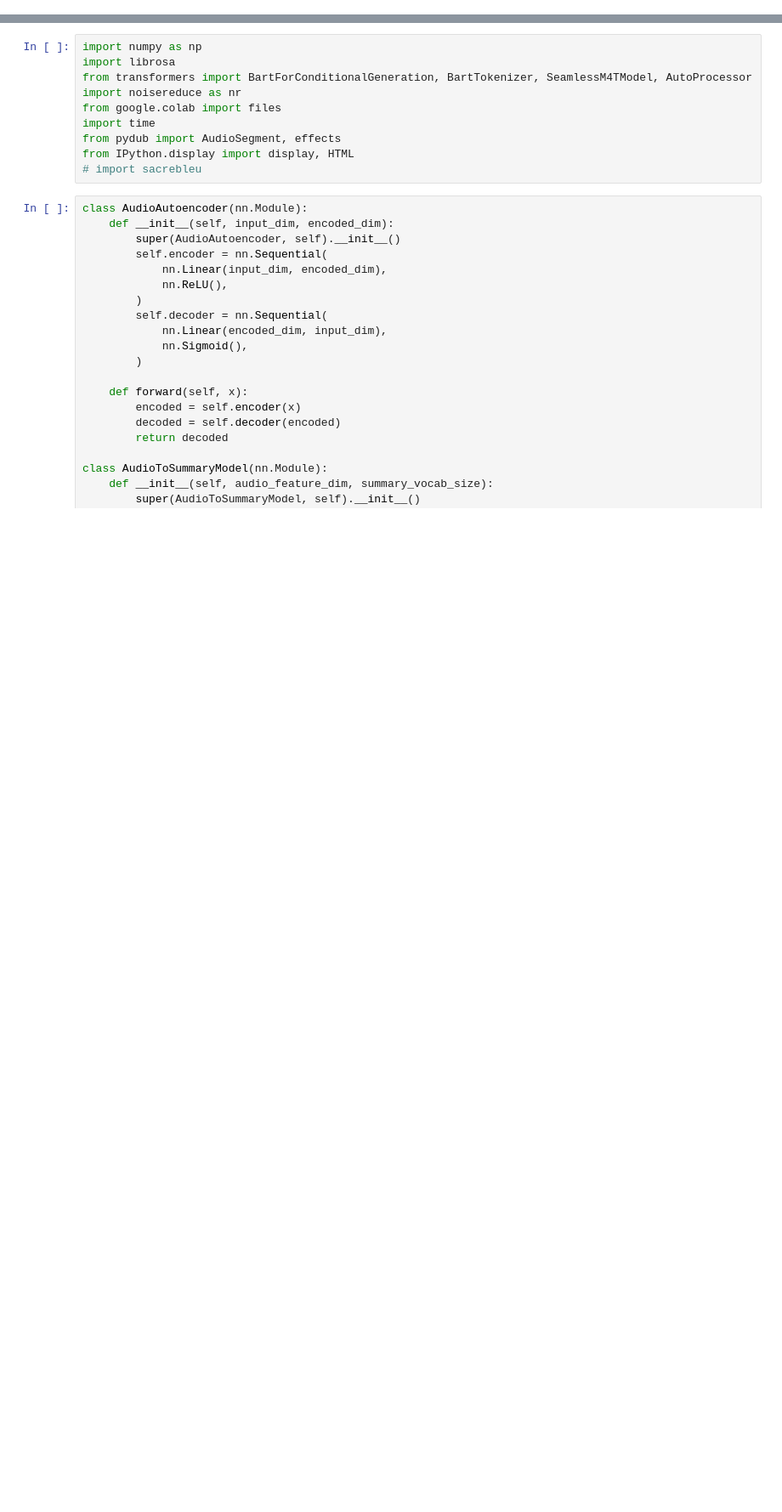
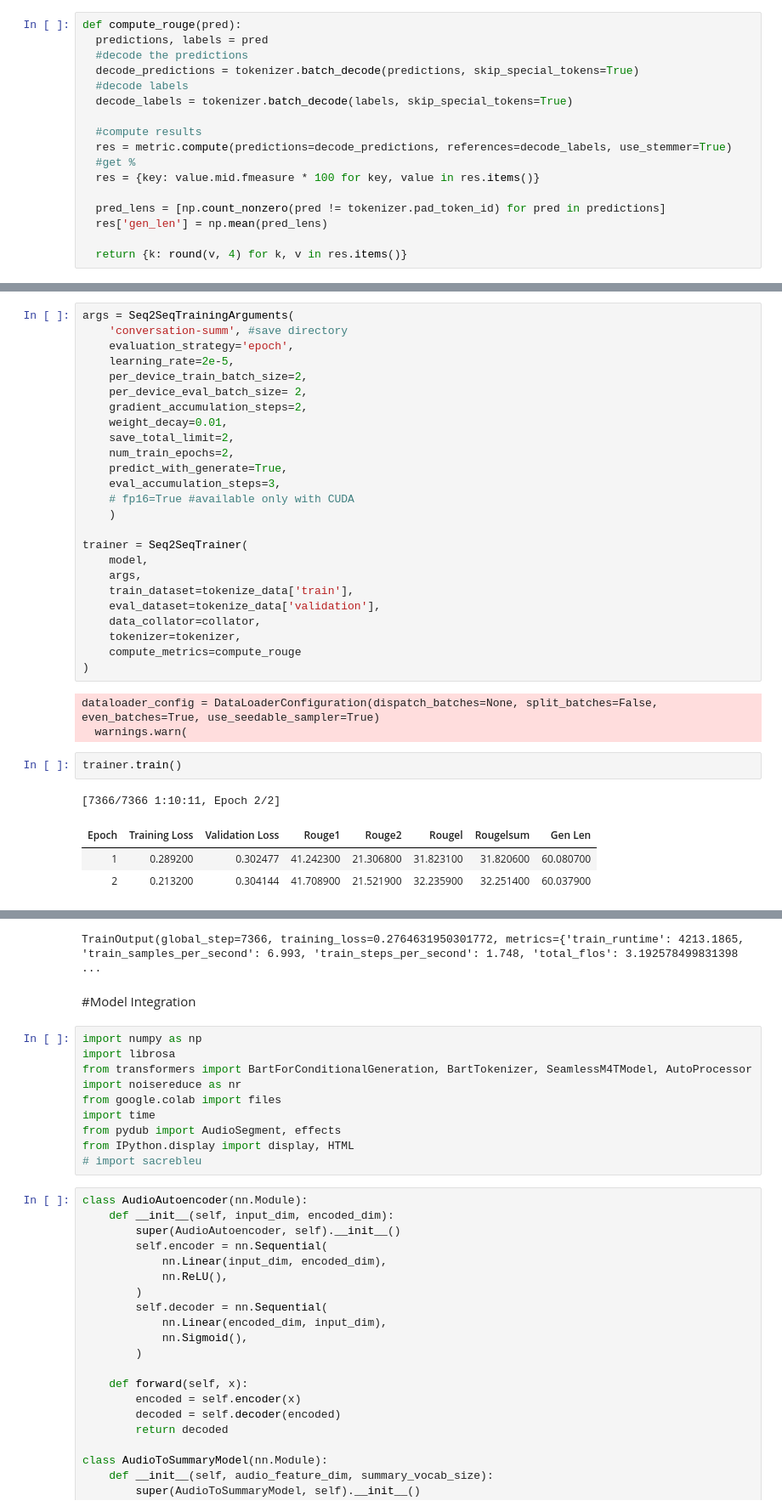
Before and after one commit to nutdaran/multilingual-transcriber-and-summarizer, a Jupyter notebook: transcriber-and-summarizer.ipynb, the cells around one changed output, grey strips where cells are left out. Shown at 85% size. Saved outputs shown, nothing was run; the diff lists cells and outputs as text; blank space fills up the shorter version.

Commit message:
add training BART model part

```diff
--- a/transcriber-and-summarizer.ipynb
+++ b/transcriber-and-summarizer.ipynb
@@ -24,0 +95,17 @@ Requirement already satisfied: pydub in /usr/local/lib/python3.10/dist-packages
+# %%
+def compute_rouge(pred):
+  predictions, labels = pred
+  #decode the predictions
+  decode_predictions = tokenizer.batch_decode(predictions, skip_special_tokens=True)
+  #decode labels
+  decode_labels = tokenizer.batch_decode(labels, skip_special_tokens=True)
+
+  #compute results
+  res = metric.compute(predictions=decode_predictions, references=decode_labels, use_stemmer=True)
+  #get %
+  res = {key: value.mid.fmeasure * 100 for key, value in res.items()}
+
+  pred_lens = [np.count_nonzero(pred != tokenizer.pad_token_id) for pred in predictions]
+  res['gen_len'] = np.mean(pred_lens)
+
+  return {k: round(v, 4) for k, v in res.items()}
@@ -24,0 +118,35 @@ Requirement already satisfied: pydub in /usr/local/lib/python3.10/dist-packages
+# %%
+args = Seq2SeqTrainingArguments(
+    'conversation-summ', #save directory
+    evaluation_strategy='epoch',
+    learning_rate=2e-5,
+    per_device_train_batch_size=2,
+    per_device_eval_batch_size= 2,
+    gradient_accumulation_steps=2,
+    weight_decay=0.01,
+    save_total_limit=2,
+    num_train_epochs=2,
+    predict_with_generate=True,
+    eval_accumulation_steps=3,
+    # fp16=True #available only with CUDA
+    )
+
+trainer = Seq2SeqTrainer(
+    model,
+    args,
+    train_dataset=tokenize_data['train'],
+    eval_dataset=tokenize_data['validation'],
+    data_collator=collator,
+    tokenizer=tokenizer,
+    compute_metrics=compute_rouge
+)
+# %% [output]
+dataloader_config = DataLoaderConfiguration(dispatch_batches=None, split_batches=False, even_batches=True, use_seedable_sampler=True)
+  warnings.warn(
+# %%
+trainer.train()
+# %% [output]
+[7366/7366 1:10:11, Epoch 2/2]
+| Epoch | Training Loss | Validation Loss | Rouge1 | Rouge2 | Rougel | Rougelsum | Gen Len |
+| 1 | 0.289200 | 0.302477 | 41.242300 | 21.306800 | 31.823100 | 31.820600 | 60.080700 |
+| 2 | 0.213200 | 0.304144 | 41.708900 | 21.521900 | 32.235900 | 32.251400 | 60.037900 |
@@ -25,3 +170,6 @@ Requirement already satisfied: pydub in /usr/local/lib/python3.10/dist-packages
+TrainOutput(global_step=7366, training_loss=0.2764631950301772, metrics={'train_runtime': 4213.1865, 'train_samples_per_second': 6.993, 'train_steps_per_second': 1.748, 'total_flos': 3.192578499831398 ...
+# %% [markdown]
+#Model Integration
 # %%
 import numpy as np
 import librosa
```
Also changed, not shown: parts of 13 cells of this notebook, 1 other file.
